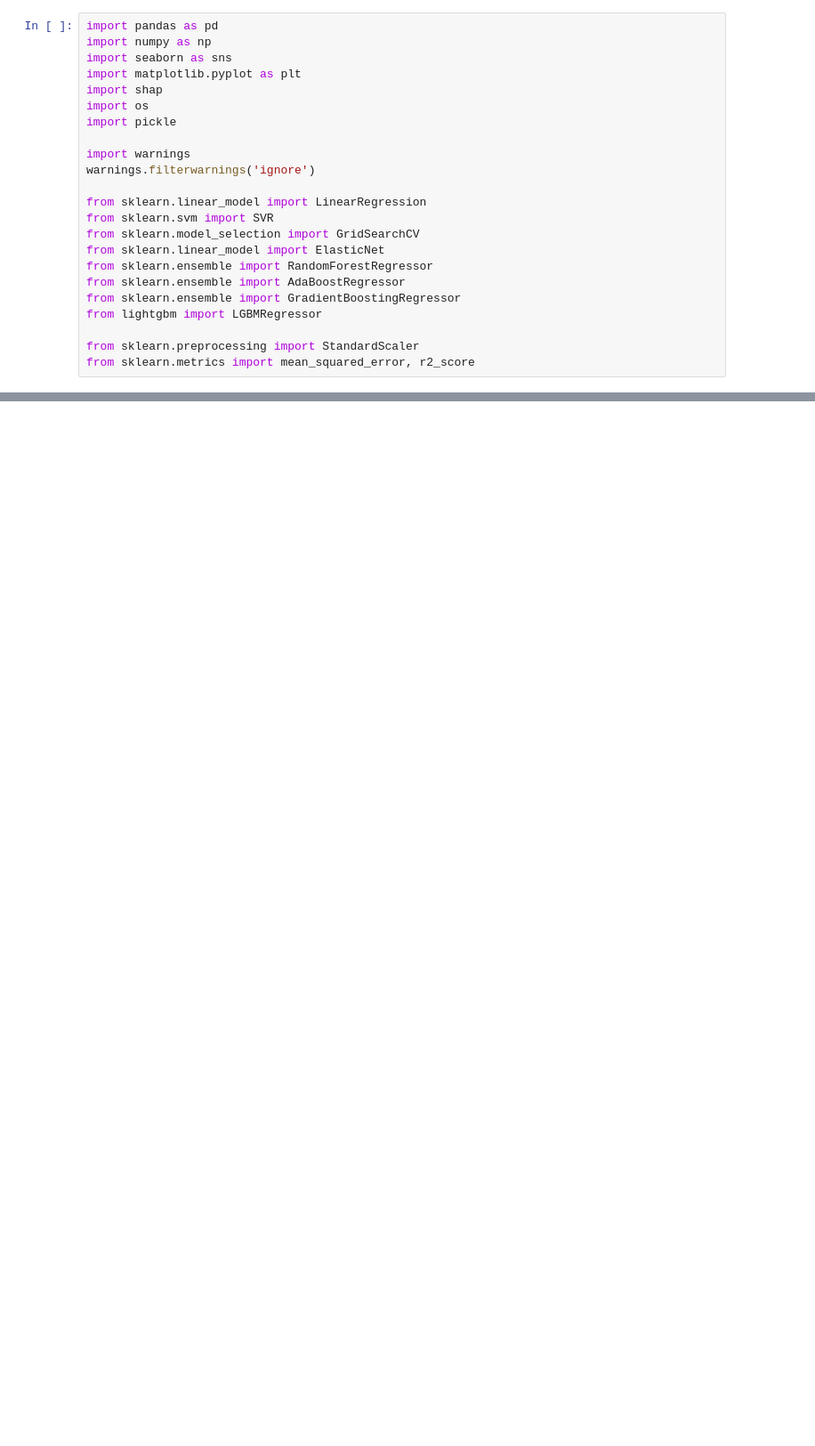
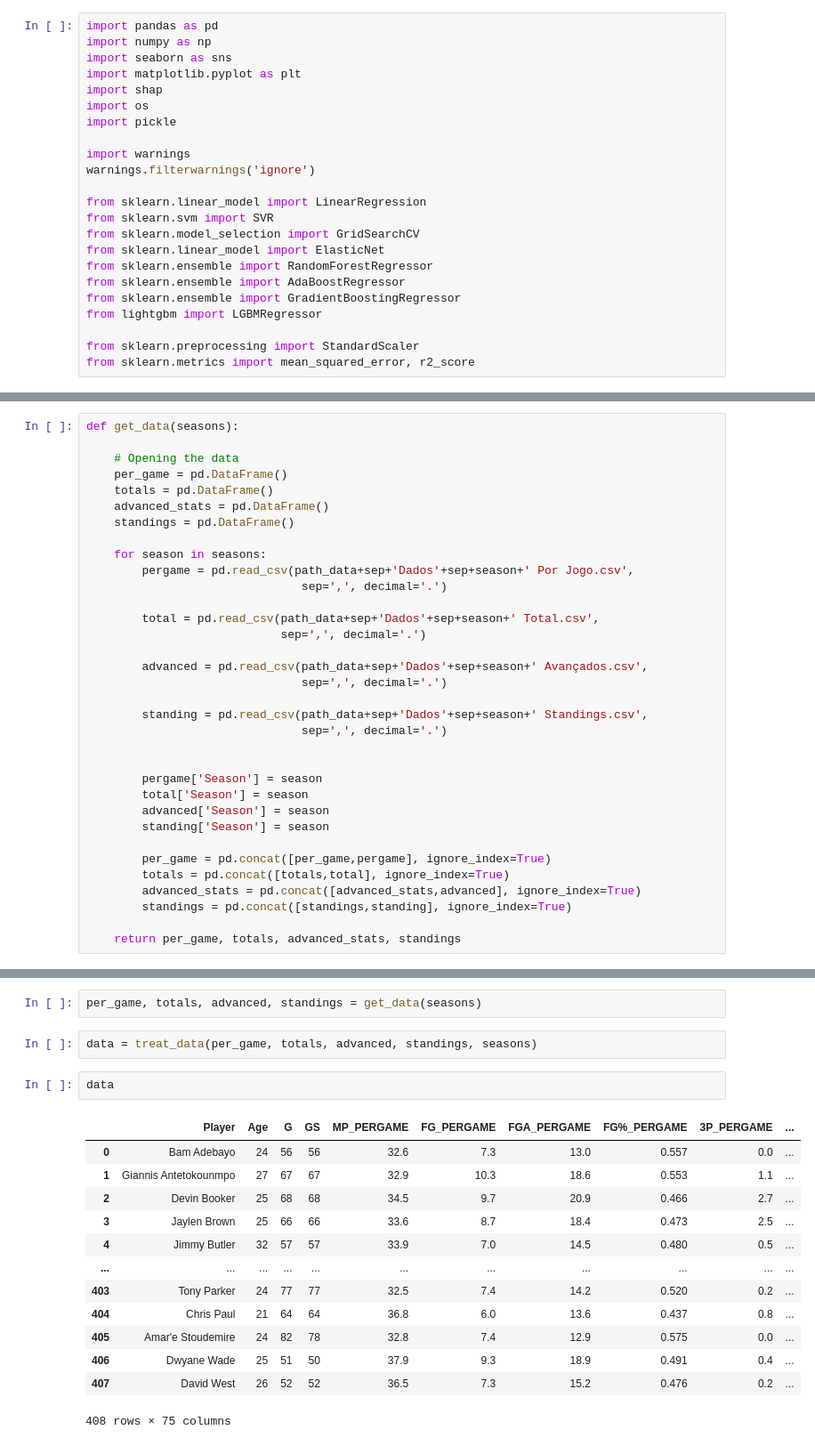
Before and after one commit to Ivan-Garcia-S/NBA_MIP_Predictor, a Jupyter notebook: MIP_Model.ipynb, the cells around one changed output, grey strips where cells are left out. Shown at 89% size. Cells and saved outputs as stored; diff of their text form; blank space fills up the shorter version.

```diff
--- a/MIP_Model.ipynb
+++ b/MIP_Model.ipynb
@@ -34,0 +39,34 @@ sep = r'/'
+# %%
+def get_data(seasons):
+
+    # Opening the data
+    per_game = pd.DataFrame()
+    totals = pd.DataFrame()
+    advanced_stats = pd.DataFrame()
+    standings = pd.DataFrame()
+
+    for season in seasons:
+        pergame = pd.read_csv(path_data+sep+'Dados'+sep+season+' Por Jogo.csv',
+                               sep=',', decimal='.')
+
+        total = pd.read_csv(path_data+sep+'Dados'+sep+season+' Total.csv',
+                            sep=',', decimal='.')
+
+        advanced = pd.read_csv(path_data+sep+'Dados'+sep+season+' Avançados.csv',
+                               sep=',', decimal='.')
+
+        standing = pd.read_csv(path_data+sep+'Dados'+sep+season+' Standings.csv',
+                               sep=',', decimal='.')
+
+
+        pergame['Season'] = season
+        total['Season'] = season
+        advanced['Season'] = season
+        standing['Season'] = season
+
+        per_game = pd.concat([per_game,pergame], ignore_index=True)
+        totals = pd.concat([totals,total], ignore_index=True)
+        advanced_stats = pd.concat([advanced_stats,advanced], ignore_index=True)
+        standings = pd.concat([standings,standing], ignore_index=True)
+
+    return per_game, totals, advanced_stats, standings
@@ -34,0 +163,20 @@ sep = r'/'
+# %%
+per_game, totals, advanced, standings = get_data(seasons)
+# %%
+data = treat_data(per_game, totals, advanced, standings, seasons)
+# %%
+data
+# %% [output]
+|  | Player | Age | G | GS | MP_PERGAME | FG_PERGAME | FGA_PERGAME | FG%_PERGAME | 3P_PERGAME | ... |
+| 0 | Bam Adebayo | 24 | 56 | 56 | 32.6 | 7.3 | 13.0 | 0.557 | 0.0 | ... |
+| 1 | Giannis Antetokounmpo | 27 | 67 | 67 | 32.9 | 10.3 | 18.6 | 0.553 | 1.1 | ... |
+| 2 | Devin Booker | 25 | 68 | 68 | 34.5 | 9.7 | 20.9 | 0.466 | 2.7 | ... |
+| 3 | Jaylen Brown | 25 | 66 | 66 | 33.6 | 8.7 | 18.4 | 0.473 | 2.5 | ... |
+| 4 | Jimmy Butler | 32 | 57 | 57 | 33.9 | 7.0 | 14.5 | 0.480 | 0.5 | ... |
+| ... | ... | ... | ... | ... | ... | ... | ... | ... | ... | ... |
+| 403 | Tony Parker | 24 | 77 | 77 | 32.5 | 7.4 | 14.2 | 0.520 | 0.2 | ... |
+| 404 | Chris Paul | 21 | 64 | 64 | 36.8 | 6.0 | 13.6 | 0.437 | 0.8 | ... |
+| 405 | Amar'e Stoudemire | 24 | 82 | 78 | 32.8 | 7.4 | 12.9 | 0.575 | 0.0 | ... |
+| 406 | Dwyane Wade | 25 | 51 | 50 | 37.9 | 9.3 | 18.9 | 0.491 | 0.4 | ... |
+| 407 | David West | 26 | 52 | 52 | 36.5 | 7.3 | 15.2 | 0.476 | 0.2 | ... |
+408 rows × 75 columns
```
Also changed, not shown: parts of 19 cells of this notebook.
